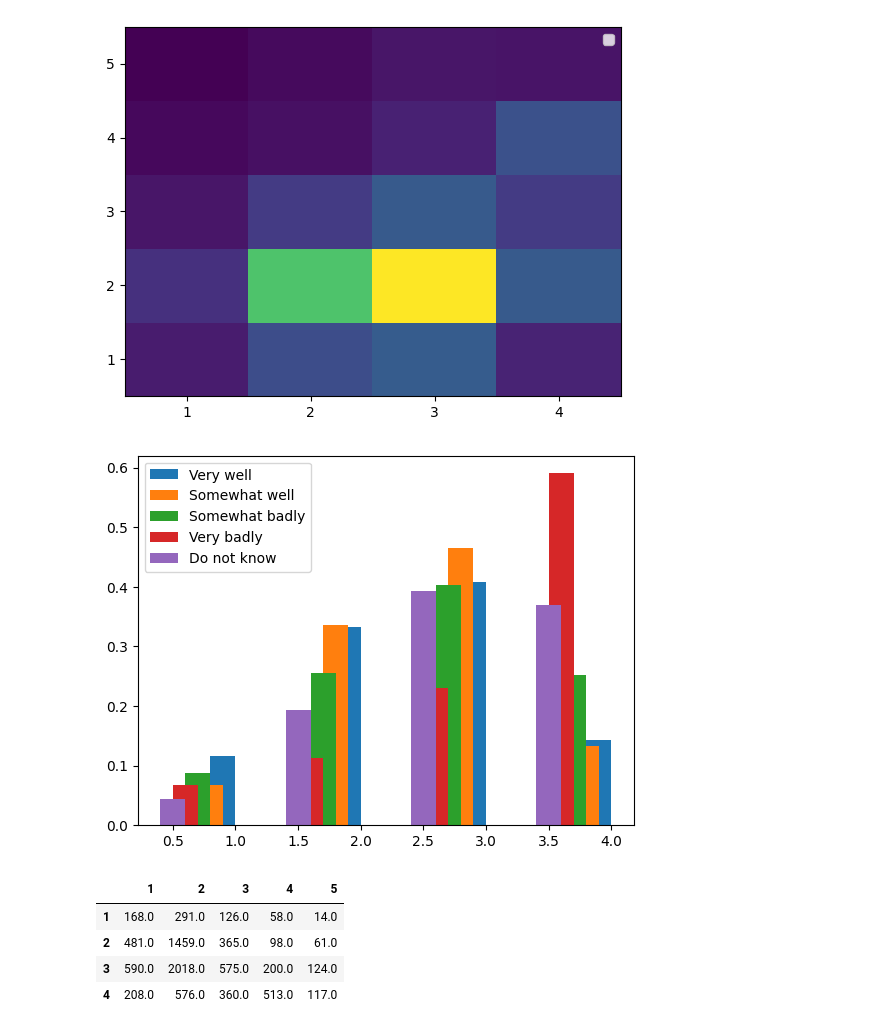
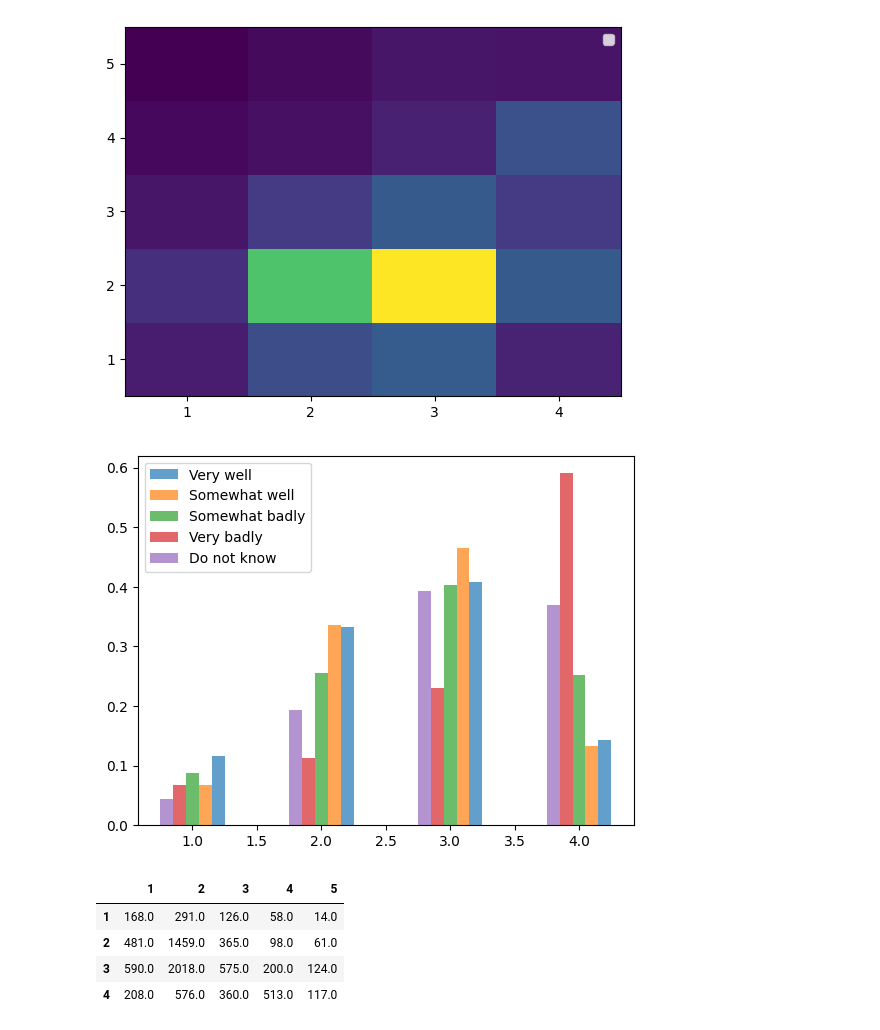
Before and after one commit to sevenbanisch/hackthon_yougov_data, a Jupyter notebook: hackathon/Joris/loadandcleandata.ipynb, the cells around one changed output. Drawn from its saved outputs; the diff is of its cells as text; code cells hidden in the pictures.

```diff
--- a/hackathon/Joris/loadandcleandata.ipynb
+++ b/hackathon/Joris/loadandcleandata.ipynb
@@ -239,7 +239,7 @@ def myhistplot(item):
 
 ### Example: Behavioral Variables
 # %%
-question1 = 'wcrex1'
+question1 = 'wcrv_4'
 question2 = 'wcrv_4'
 
 items_behavior = [ i for i in remaining_cols if question1 in i]
@@ -262,7 +262,7 @@ todrop = []
 for index, row in df.iterrows():
     if np.isnan(np.array(row)).any():
         todrop.append(index)
-    if row[question2]> 900:
+    if row[question1]> 50:
         todrop.append(index)
 
 
@@ -314,5 +326,3 @@ for index, row in df.iterrows():
     for ele in row:
         if np.isnan(ele):
             ele = 5
-# %%
-df = df.replace(99.0, 5.0)
@@ -349,12 +358,12 @@ No artists with labels found to put in legend.  Note that artists whose label st
 # %%
 f=plt.figure()
 for index, row in dfphq41.iterrows():
-    plt.bar(x=np.array([1,2,3,4])-index/10, height=np.asarray(row)/sum(np.asarray(row)), width=0.2)
+    plt.bar(x=np.array([1,2,3,4])+0.3-index/10, height=np.asarray(row)/sum(np.asarray(row)), width=0.1, alpha = 0.7)
 
 plt.legend(['Very well','Somewhat well','Somewhat badly','Very badly','Do not know'])
 plt.show()
 # %% [output]
-[figure, old version]
+[figure, new version]
 # %%
 dfphq41
 # %% [output]
```
Also changed, not shown: parts of 11 cells of this notebook, 2 other files.
